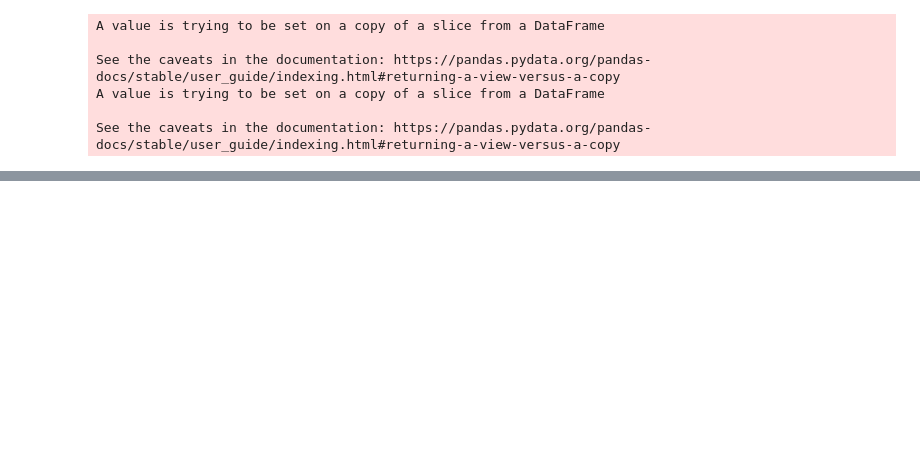
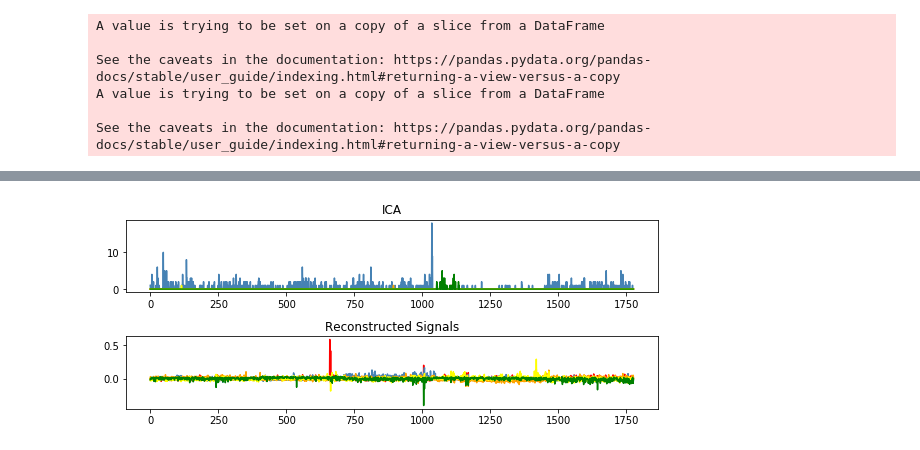
Before and after one commit to GiannisTzierakis/dataMining, a Jupyter notebook: Prj2.ipynb, the cells around one changed output, grey strips where cells are left out. Saved outputs shown, nothing was run; the diff lists cells and outputs as text; code cells hidden in the pictures; blank space fills up the shorter version.

```diff
--- a/Prj2.ipynb
+++ b/Prj2.ipynb
@@ -369,0 +599,28 @@ TypeError: Cannot clone object '<__main__.KNearestNeighbors object at 0x...>' (t
+# %%
+from sklearn.decomposition import FastICA
+
+ica = FastICA(n_components=5,
+             random_state=0)
+
+x = BOW_Train_X
+y = Test_Y
+
+
+S_ = ica.fit_transform(x)  # Reconstruct signals
+
+plt.figure(figsize=(8,8))
+
+models = [x, S_]
+targets = ['ICA','Reconstructed Signals']
+colors = ['red', 'steelblue', 'orange','yellow','green'] #Every color represents a category
+
+for i, (model, target) in enumerate(zip(models, targets), 1):
+    plt.subplot(5, 1, i)
+    plt.title(target)
+    for sig, color in zip(model.T, colors):
+        plt.plot(sig, color=color)
+
+plt.tight_layout()
+plt.show()
+# %% [output]
+[figure, added]
```
Also changed, not shown: parts of 48 cells of this notebook.
